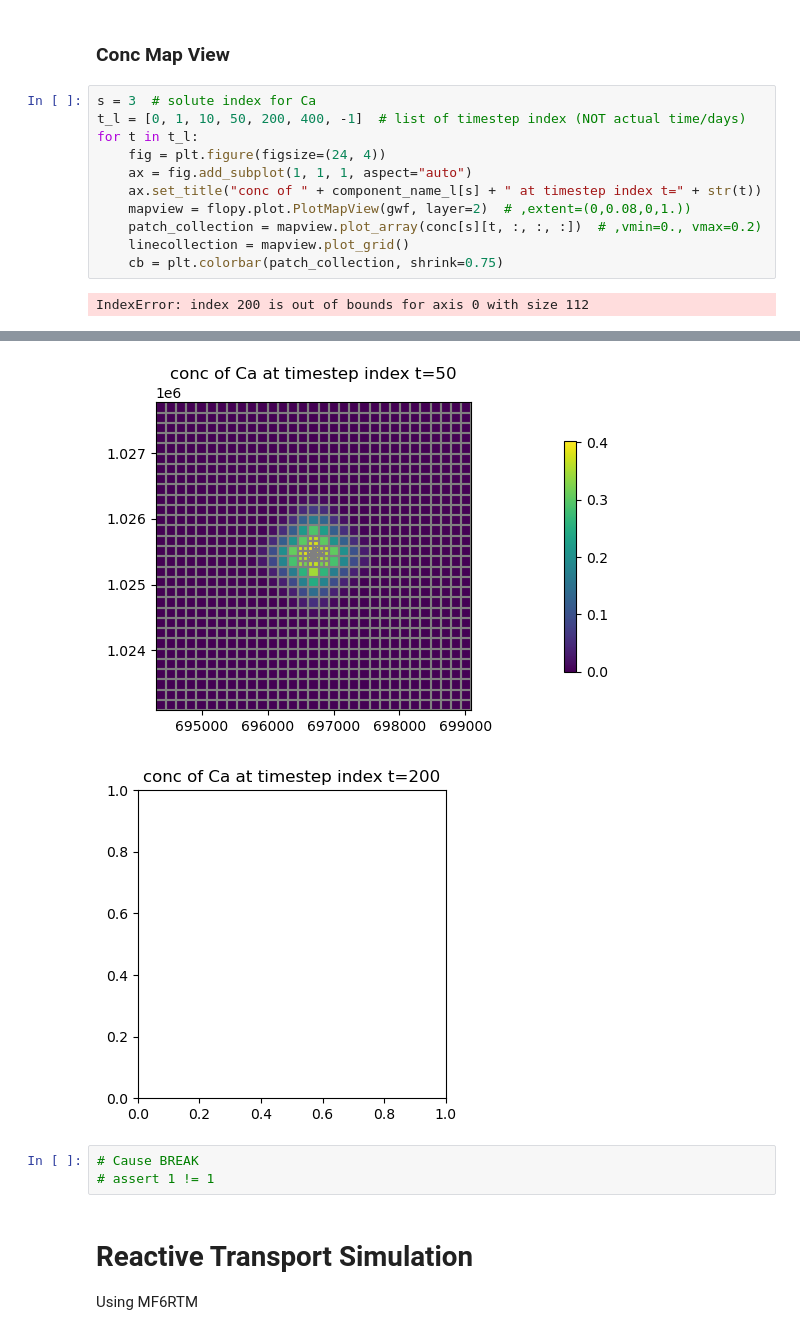
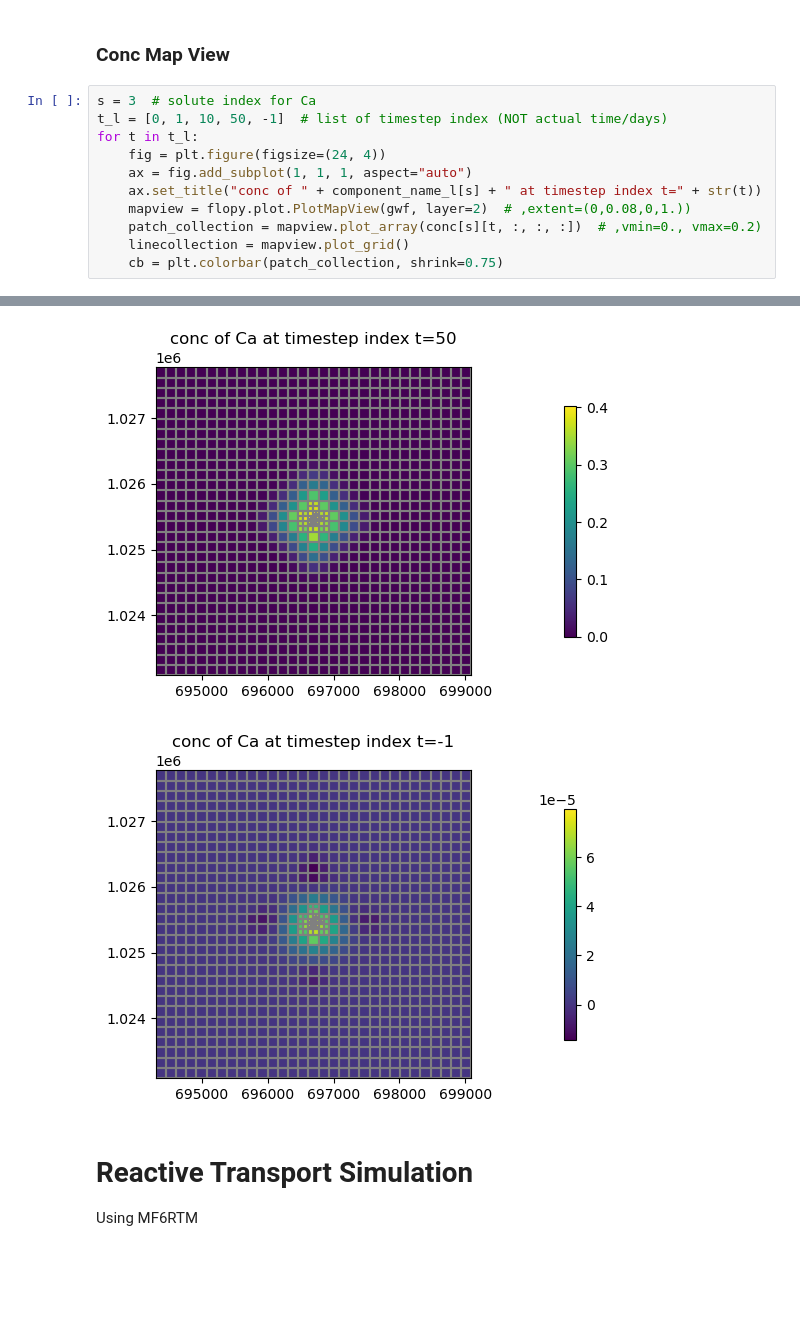
Before and after one commit to LimnoTech/mf6rtm-asr-example, a Jupyter notebook: sims/sim01-ex11/ex11_setup.ipynb, the cells around one changed output, grey strips where cells are left out. Drawn from its saved outputs; the diff is of its cells as text; blank space fills up the shorter version.

```diff
--- a/sims/sim01-ex11/ex11_setup.ipynb
+++ b/sims/sim01-ex11/ex11_setup.ipynb
@@ -1527,25 +1276,21 @@ for t in t_l:
 ### Conc Map View
 # %%
 s = 3  # solute index for Ca
-t_l = [0, 1, 10, 50, 200, 400, -1]  # list of timestep index (NOT actual time/days)
+t_l = [0, 1, 10, 50, -1]  # list of timestep index (NOT actual time/days)
 for t in t_l:
     fig = plt.figure(figsize=(24, 4))
     ax = fig.add_subplot(1, 1, 1, aspect="auto")
     ax.set_title("conc of " + component_name_l[s] + " at timestep index t=" + str(t))
     mapview = flopy.plot.PlotMapView(gwf, layer=2)  # ,extent=(0,0.08,0,1.))
     patch_collection = mapview.plot_array(conc[s][t, :, :, :])  # ,vmin=0., vmax=0.2)
     linecollection = mapview.plot_grid()
     cb = plt.colorbar(patch_collection, shrink=0.75)
 # %% [output]
-IndexError: index 200 is out of bounds for axis 0 with size 112
 [figure]
 [figure]
 [figure]
 [figure]
-[figure, old version]
+[figure, new version]
-# %%
-# Cause BREAK
-# assert 1 != 1
 # %% [markdown]
 # Reactive Transport Simulation
 Using MF6RTM
```
Also changed, not shown: parts of 38 cells of this notebook, 2 other files.
